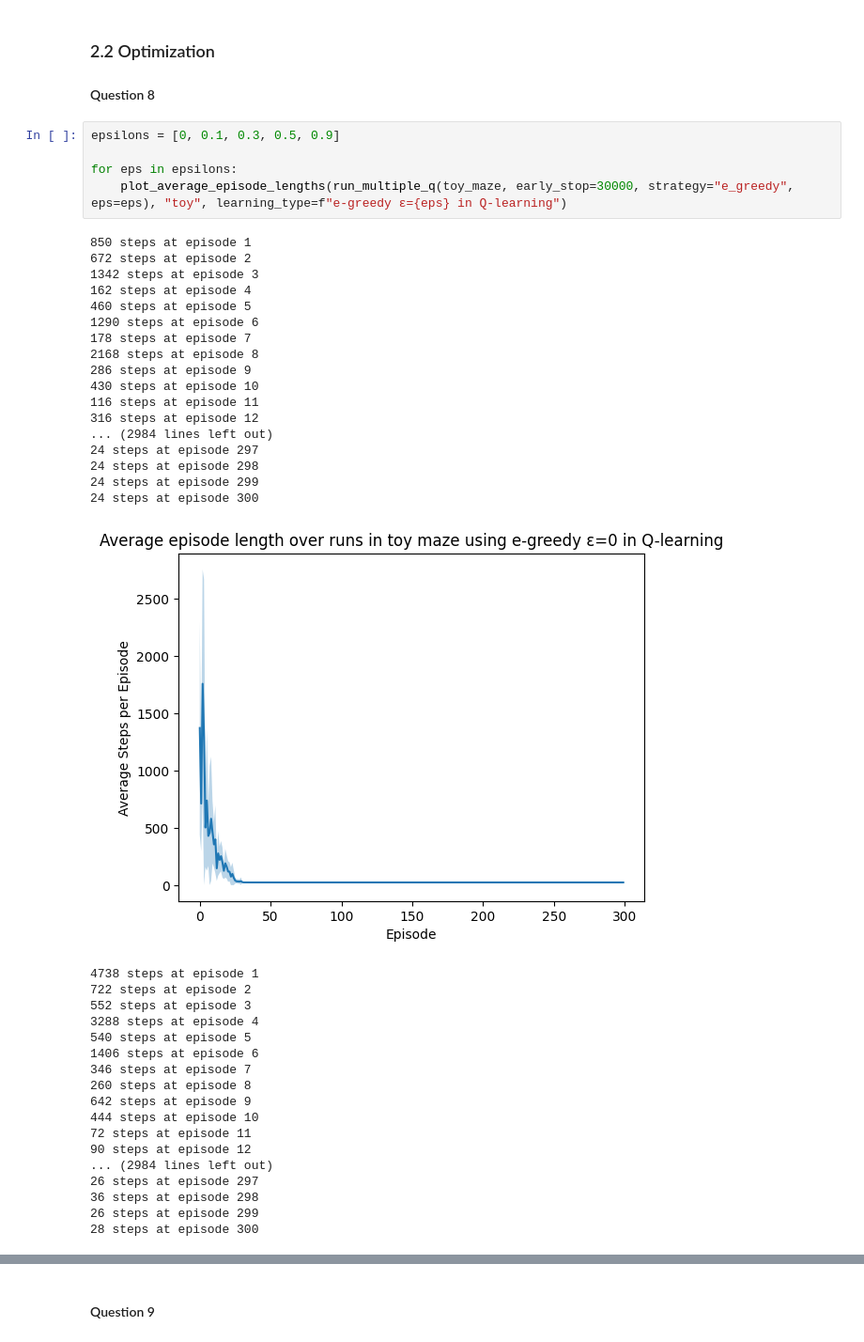
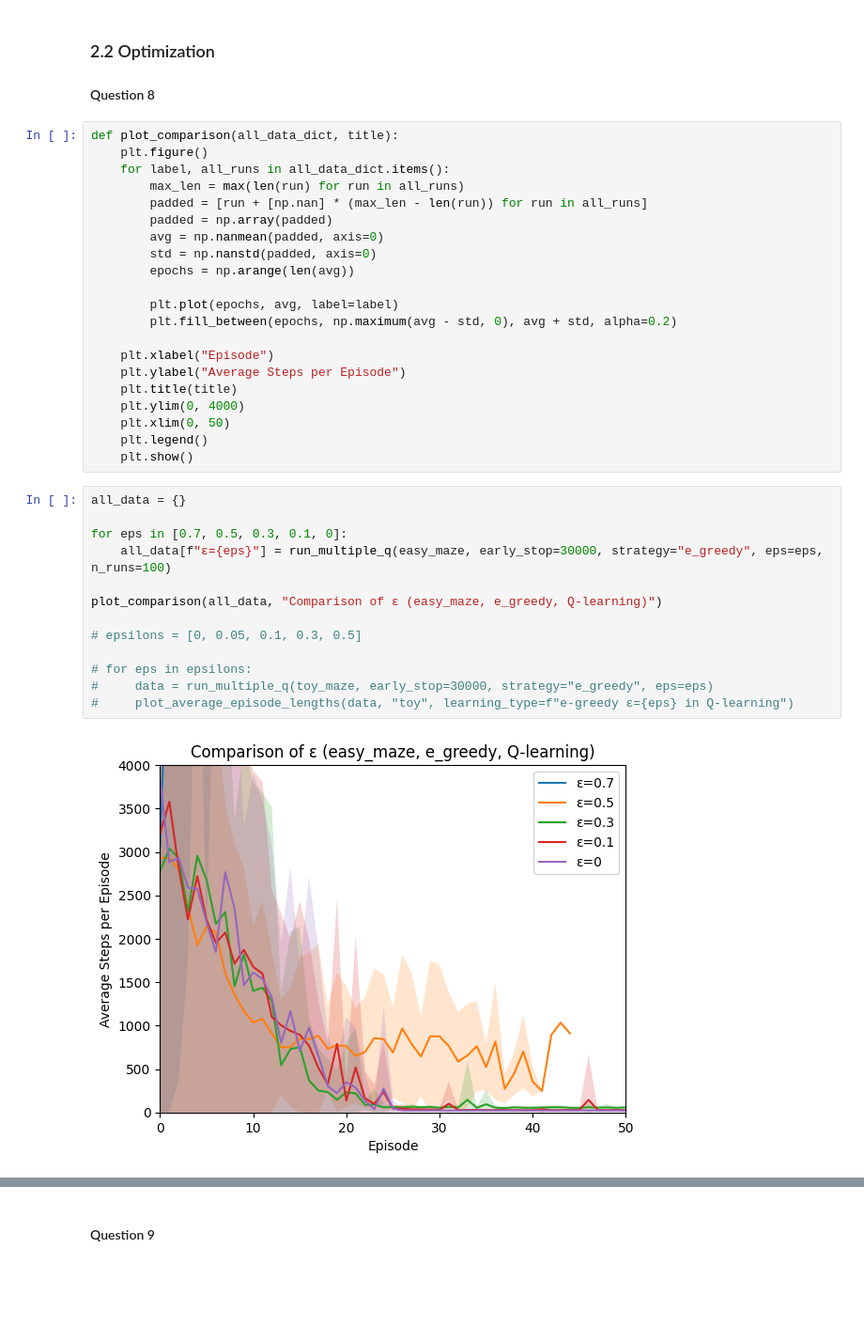
Before and after one commit to fusiatique/ci-assignments, a Jupyter notebook: assignment_3/src/Main.ipynb, the cells around one changed output, grey strips where cells are left out. Shown at 94% size. Cells and saved outputs as stored; diff of their text form; blank space fills up the shorter version.

```diff
--- a/assignment_3/src/Main.ipynb
+++ b/assignment_3/src/Main.ipynb
@@ -614,44 +555,39 @@ _Write your answer here._
 # %% [markdown]
 ### 2.2 Optimization
 #### Question 8
+# %%
+def plot_comparison(all_data_dict, title):
+    plt.figure()
+    for label, all_runs in all_data_dict.items():
+        max_len = max(len(run) for run in all_runs)
+        padded = [run + [np.nan] * (max_len - len(run)) for run in all_runs]
+        padded = np.array(padded)
+        avg = np.nanmean(padded, axis=0)
+        std = np.nanstd(padded, axis=0)
+        epochs = np.arange(len(avg))
+
+        plt.plot(epochs, avg, label=label)
+        plt.fill_between(epochs, np.maximum(avg - std, 0), avg + std, alpha=0.2)
+
+    plt.xlabel("Episode")
+    plt.ylabel("Average Steps per Episode")
+    plt.title(title)
+    plt.ylim(0, 4000)
+    plt.xlim(0, 50)
+    plt.legend()
+    plt.show()
 # %%
-epsilons = [0, 0.1, 0.3, 0.5, 0.9]
+all_data = {}
 
-for eps in epsilons:
-    plot_average_episode_lengths(run_multiple_q(toy_maze, early_stop=30000, strategy="e_greedy", eps=eps), "toy", learning_type=f"e-greedy ε={eps} in Q-learning")
+for eps in [0.7, 0.5, 0.3, 0.1, 0]:
+    all_data[f"ε={eps}"] = run_multiple_q(easy_maze, early_stop=30000, strategy="e_greedy", eps=eps, n_runs=100)
+
+plot_comparison(all_data, "Comparison of ε (easy_maze, e_greedy, Q-learning)")
+
+# epsilons = [0, 0.05, 0.1, 0.3, 0.5]
+
+# for eps in epsilons:
+#     data = run_multiple_q(toy_maze, early_stop=30000, strategy="e_greedy", eps=eps)
+#     plot_average_episode_lengths(data, "toy", learning_type=f"e-greedy ε={eps} in Q-learning")
 # %% [output]
-850 steps at episode 1
-672 steps at episode 2
-1342 steps at episode 3
-162 steps at episode 4
-460 steps at episode 5
-1290 steps at episode 6
-178 steps at episode 7
-2168 steps at episode 8
-286 steps at episode 9
-430 steps at episode 10
-116 steps at episode 11
-316 steps at episode 12
-... (2984 lines left out)
-24 steps at episode 297
-24 steps at episode 298
-24 steps at episode 299
-24 steps at episode 300
-[figure, old version]
+[figure, new version]
-4738 steps at episode 1
-722 steps at episode 2
-552 steps at episode 3
-3288 steps at episode 4
-540 steps at episode 5
-1406 steps at episode 6
-346 steps at episode 7
-260 steps at episode 8
-642 steps at episode 9
-444 steps at episode 10
-72 steps at episode 11
-90 steps at episode 12
-... (2984 lines left out)
-26 steps at episode 297
-36 steps at episode 298
-26 steps at episode 299
-28 steps at episode 300
```
Also changed, not shown: parts of 11 cells of this notebook.
